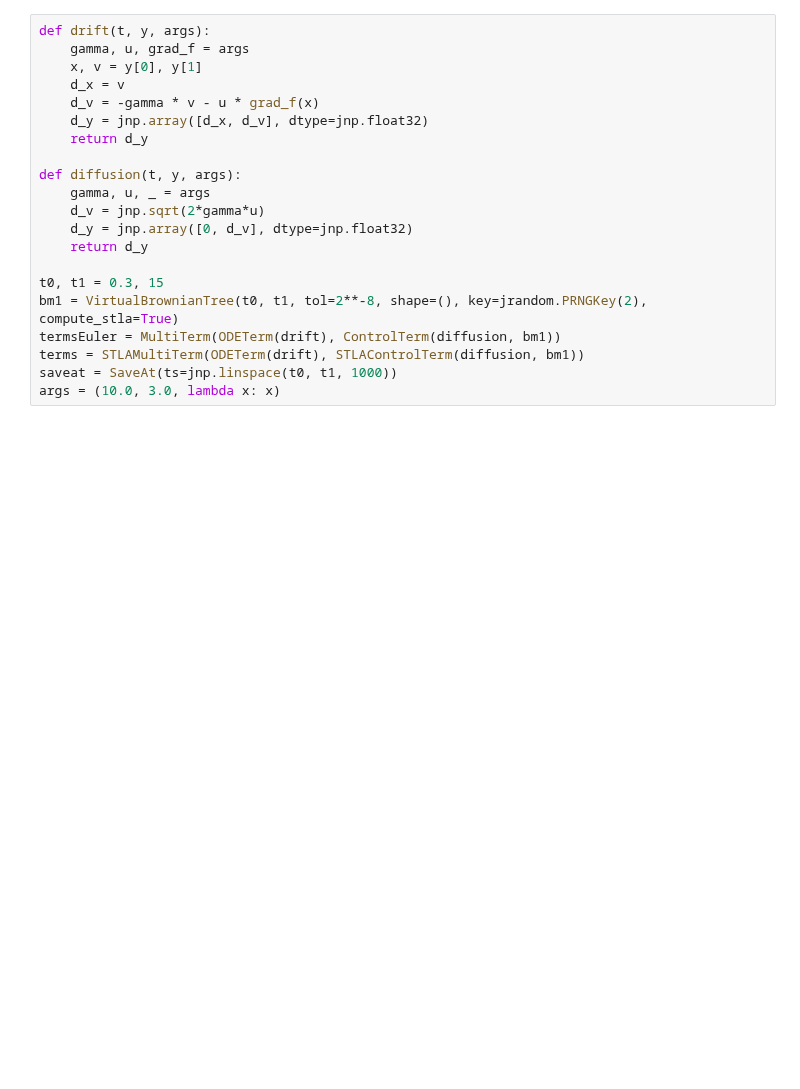
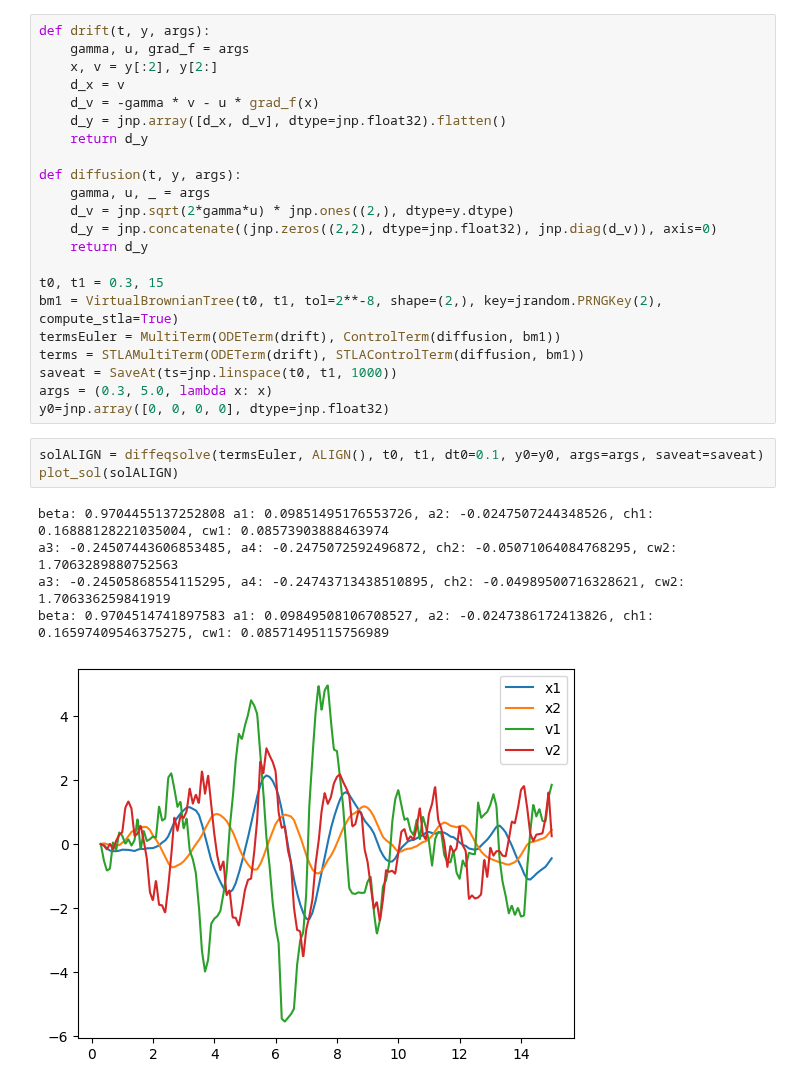
Before and after one commit to andyElking/diffrax_STLA, a Jupyter notebook: Langevin_test.ipynb, the cells around one changed output. Drawn from its saved outputs; the diff is of its cells as text; blank space fills up the shorter version.

```diff
--- a/Langevin_test.ipynb
+++ b/Langevin_test.ipynb
@@ -22,22 +24,32 @@ def plot_sol(sol):
 # %%
 def drift(t, y, args):
     gamma, u, grad_f = args
-    x, v = y[0], y[1]
+    x, v = y[:2], y[2:]
     d_x = v
     d_v = -gamma * v - u * grad_f(x)
-    d_y = jnp.array([d_x, d_v], dtype=jnp.float32)
+    d_y = jnp.array([d_x, d_v], dtype=jnp.float32).flatten()
     return d_y
 
 def diffusion(t, y, args):
     gamma, u, _ = args
-    d_v = jnp.sqrt(2*gamma*u)
-    d_y = jnp.array([0, d_v], dtype=jnp.float32)
+    d_v = jnp.sqrt(2*gamma*u) * jnp.ones((2,), dtype=y.dtype)
+    d_y = jnp.concatenate((jnp.zeros((2,2), dtype=jnp.float32), jnp.diag(d_v)), axis=0)
     return d_y
 
 t0, t1 = 0.3, 15
-bm1 = VirtualBrownianTree(t0, t1, tol=2**-8, shape=(), key=jrandom.PRNGKey(2), compute_stla=True)
+bm1 = VirtualBrownianTree(t0, t1, tol=2**-8, shape=(2,), key=jrandom.PRNGKey(2), compute_stla=True)
 termsEuler = MultiTerm(ODETerm(drift), ControlTerm(diffusion, bm1))
 terms = STLAMultiTerm(ODETerm(drift), STLAControlTerm(diffusion, bm1))
 saveat = SaveAt(ts=jnp.linspace(t0, t1, 1000))
-args = (10.0, 3.0, lambda x: x)
+args = (0.3, 5.0, lambda x: x)
+y0=jnp.array([0, 0, 0, 0], dtype=jnp.float32)
+# %%
+solALIGN = diffeqsolve(termsEuler, ALIGN(), t0, t1, dt0=0.1, y0=y0, args=args, saveat=saveat)
+plot_sol(solALIGN)
+# %% [output]
+beta: 0.9704455137252808 a1: 0.09851495176553726, a2: -0.0247507244348526, ch1: 0.16888128221035004, cw1: 0.08573903888463974
+a3: -0.24507443606853485, a4: -0.2475072592496872, ch2: -0.05071064084768295, cw2: 1.7063289880752563
+a3: -0.24505868554115295, a4: -0.24743713438510895, ch2: -0.04989500716328621, cw2: 1.706336259841919
+beta: 0.9704514741897583 a1: 0.09849508106708527, a2: -0.0247386172413826, ch1: 0.16597409546375275, cw1: 0.08571495115756989
+[figure, added]
 # %%
```
Also changed, not shown: parts of 6 cells of this notebook, 3 other files.
